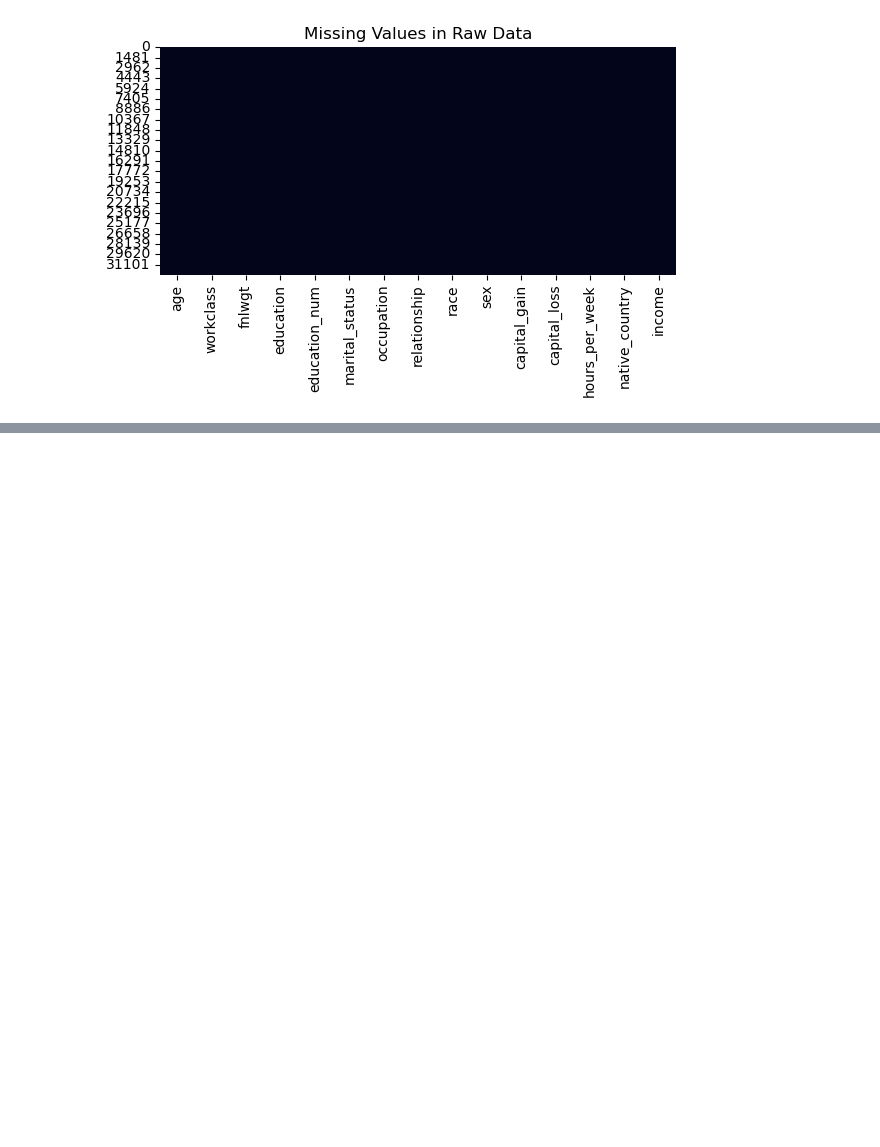
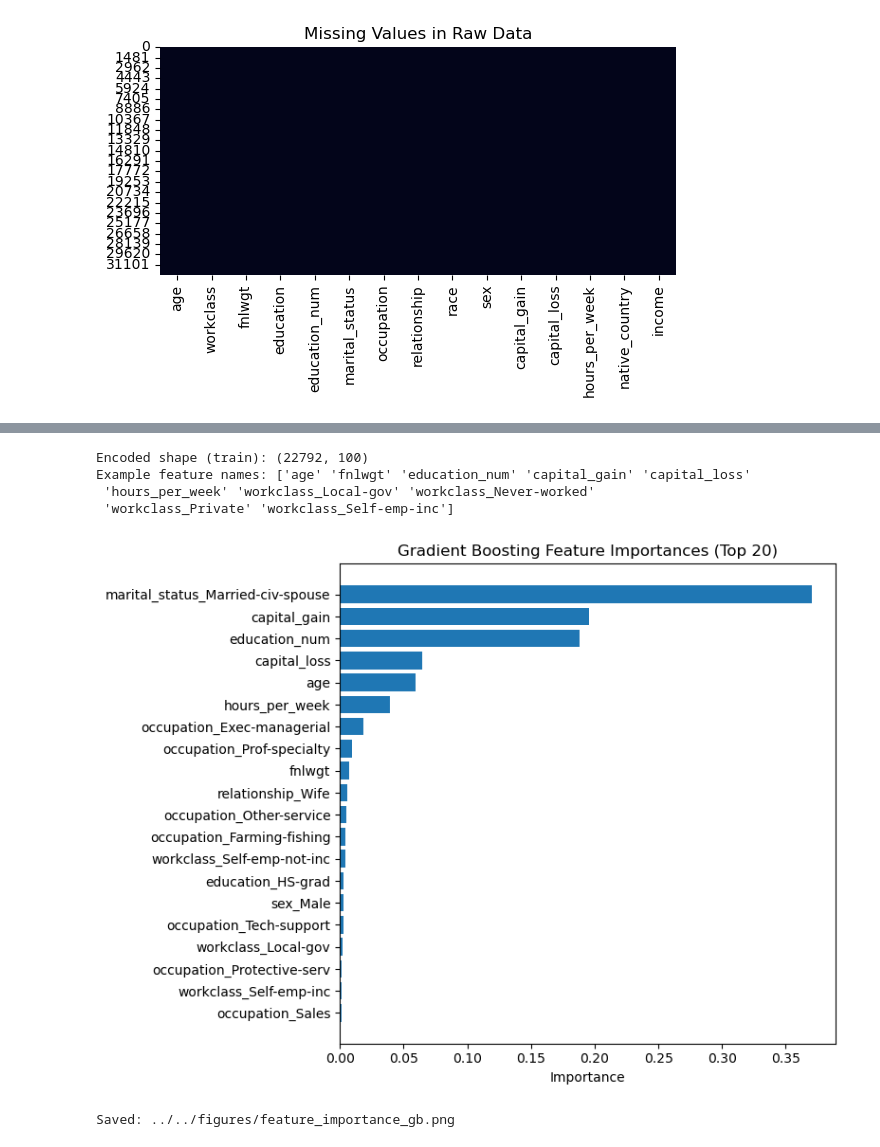
Before and after one commit to JakeRoll04/cmse492_project, a Jupyter notebook: notebooks/exploratory/exploratory_analysis.ipynb, the cells around one changed output, grey strips where cells are left out. Saved outputs shown, nothing was run; the diff lists cells and outputs as text; code cells hidden in the pictures; blank space fills up the shorter version.

Commit message:
Added ML task section, model comparison, RFE, SHAP, and updated report

```diff
--- a/notebooks/exploratory/exploratory_analysis.ipynb
+++ b/notebooks/exploratory/exploratory_analysis.ipynb
@@ -169,0 +297,59 @@ weighted avg       0.85      0.86      0.85      6513
+# %%
+import numpy as np
+import pandas as pd
+import matplotlib.pyplot as plt
+from sklearn.ensemble import GradientBoostingClassifier
+
+df_train = X_train.copy()
+df_test = X_test.copy()
+
+for df in (df_train, df_test):
+    if "income" in df.columns:
+        df.drop(columns=["income"], inplace=True)
+
+# One-hot encode train
+df_train_enc = pd.get_dummies(df_train, drop_first=True)
+
+df_test_enc = pd.get_dummies(df_test, drop_first=True)
+df_test_enc = df_test_enc.reindex(columns=df_train_enc.columns, fill_value=0)
+
+X_train_enc = df_train_enc.values
+X_test_enc = df_test_enc.values
+feature_names = df_train_enc.columns.to_numpy()
+
+print("Encoded shape (train):", X_train_enc.shape)
+print("Example feature names:", feature_names[:10])
+
+gb_model = GradientBoostingClassifier(
+    n_estimators=200,
+    learning_rate=0.1,
+    max_depth=3,
+    random_state=42,
+)
+
+gb_model.fit(X_train_enc, y_train)
+
+importances = gb_model.feature_importances_
+n_features = len(importances)
+
+idx = np.argsort(importances)[-20:]
+
+plt.figure(figsize=(8, 6))
+plt.barh(range(len(idx)), importances[idx])
+plt.yticks(range(len(idx)), feature_names[idx])
+plt.xlabel("Importance")
+plt.title("Gradient Boosting Feature Importances (Top 20)")
+plt.tight_layout()
+
+out_path = figures_dir / "feature_importance_gb.png"
+plt.savefig(out_path, dpi=300)
+plt.show()
+
+print("Saved:", out_path)
+# %% [output]
+Encoded shape (train): (22792, 100)
+Example feature names: ['age' 'fnlwgt' 'education_num' 'capital_gain' 'capital_loss'
+ 'hours_per_week' 'workclass_Local-gov' 'workclass_Never-worked'
+ 'workclass_Private' 'workclass_Self-emp-inc']
+[figure, added]
+Saved: ../../figures/feature_importance_gb.png
```
Also changed, not shown: parts of 16 cells of this notebook, 15 other files.
